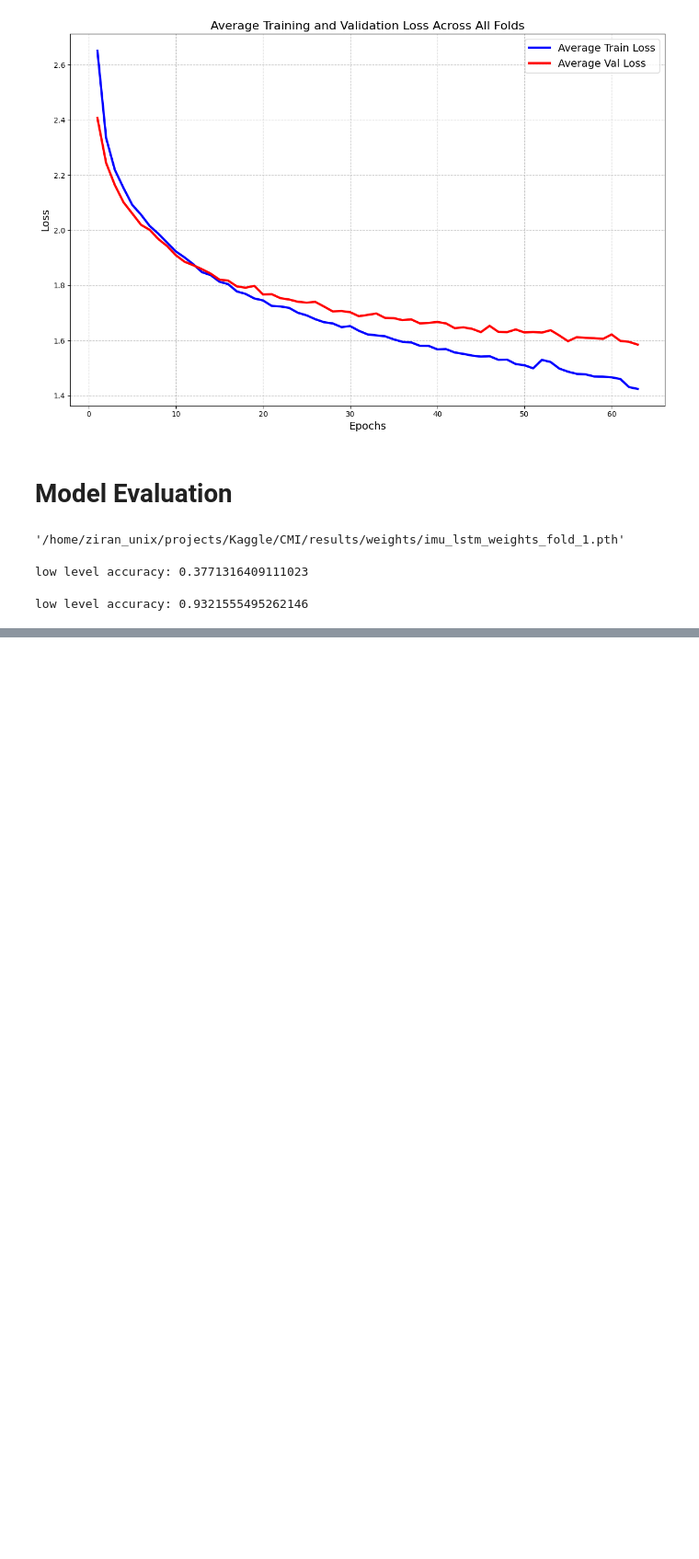
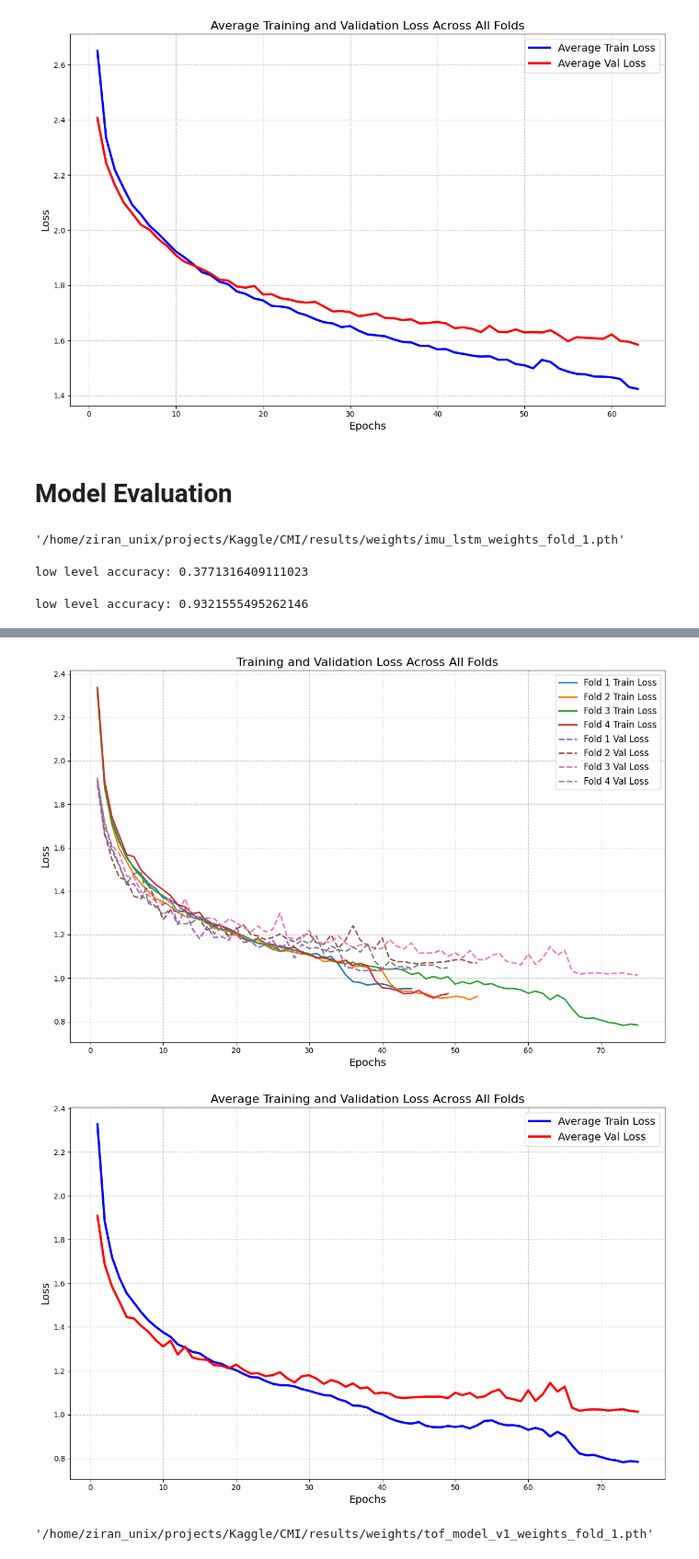
Before and after one commit to cenzikre/kaggle-cmi-modeling, a Jupyter notebook: notebook.ipynb, the cells around one changed output, grey strips where cells are left out. Shown: that part at 92% size. Cells and saved outputs as stored; diff of their text form; code cells hidden in the pictures; blank space fills up the shorter version.

Commit message:
build the tof_model_v1 using CNN extracting tof features; untracked kaggle files; add kaggle dataset url

```diff
--- a/notebook.ipynb
+++ b/notebook.ipynb
@@ -188,0 +286,59 @@ with open("results/imu_lstm_training_history.pkl", "wb") as f:
+# %%
+plt.figure(figsize=(12, 8))
+
+# Plot training loss for all folds
+for i, fold in enumerate(tof_training_history):
+    train_loss = fold['train_loss']
+    epochs = range(1, len(train_loss) + 1)
+    plt.plot(epochs, train_loss, '-', linewidth=2, label=f'Fold {i+1} Train Loss')
+
+# Plot validation loss for all folds
+for i, fold in enumerate(tof_training_history):
+    val_loss = fold['val_loss']
+    epochs = range(1, len(val_loss) + 1)
+    plt.plot(epochs, val_loss, '--', linewidth=2, label=f'Fold {i+1} Val Loss')
+
+plt.title('Training and Validation Loss Across All Folds', fontsize=16)
+plt.xlabel('Epochs', fontsize=14)
+plt.ylabel('Loss', fontsize=14)
+plt.grid(True, linestyle='--', alpha=0.7)
+plt.legend(fontsize=12)
+plt.tight_layout()
+plt.show()
+
+# Calculate and display average loss across folds
+max_epochs = max([len(fold['train_loss']) for fold in tof_training_history])
+avg_train_loss = np.zeros(max_epochs)
+avg_val_loss = np.zeros(max_epochs)
+counts_train = np.zeros(max_epochs)
+counts_val = np.zeros(max_epochs)
+
+for fold in tof_training_history:
+    for i, loss in enumerate(fold['train_loss']):
+        avg_train_loss[i] += loss
+        counts_train[i] += 1
+    for i, loss in enumerate(fold['val_loss']):
+        avg_val_loss[i] += loss
+        counts_val[i] += 1
+
+# Compute averages
+for i in range(max_epochs):
+    if counts_train[i] > 0:
+        avg_train_loss[i] /= counts_train[i]
+    if counts_val[i] > 0:
+        avg_val_loss[i] /= counts_val[i]
+
+# Plot average losses
+plt.figure(figsize=(12, 8))
+plt.plot(range(1, max_epochs + 1), avg_train_loss, 'b-', linewidth=3, label='Average Train Loss')
+plt.plot(range(1, max_epochs + 1), avg_val_loss, 'r-', linewidth=3, label='Average Val Loss')
+plt.title('Average Training and Validation Loss Across All Folds', fontsize=16)
+plt.xlabel('Epochs', fontsize=14)
+plt.ylabel('Loss', fontsize=14)
+plt.grid(True, linestyle='--', alpha=0.7)
+plt.legend(fontsize=14)
+plt.tight_layout()
+plt.show()
+# %% [output]
+[figure, added]
+[figure, added]
@@ -188,0 +349,13 @@ with open("results/imu_lstm_training_history.pkl", "wb") as f:
+# %%
+# with open("data/processed/train_dataset_v1.pkl", "rb") as f:
+#     train_dataset = pickle.load(f)
+
+# with open("data/processed/test_dataset_v1.pkl", "rb") as f:
+#     test_dataset = pickle.load(f)
+
+with open("results/tof_model_v1_training_history.pkl", "rb") as f:
+    tof_training_history = pickle.load(f)
+
+tof_training_history[0]['best_model']
+# %% [output]
+'/home/ziran_unix/projects/Kaggle/CMI/results/weights/tof_model_v1_weights_fold_1.pth'
```
Also changed, not shown: parts of 10 cells of this notebook, 15 other files.
